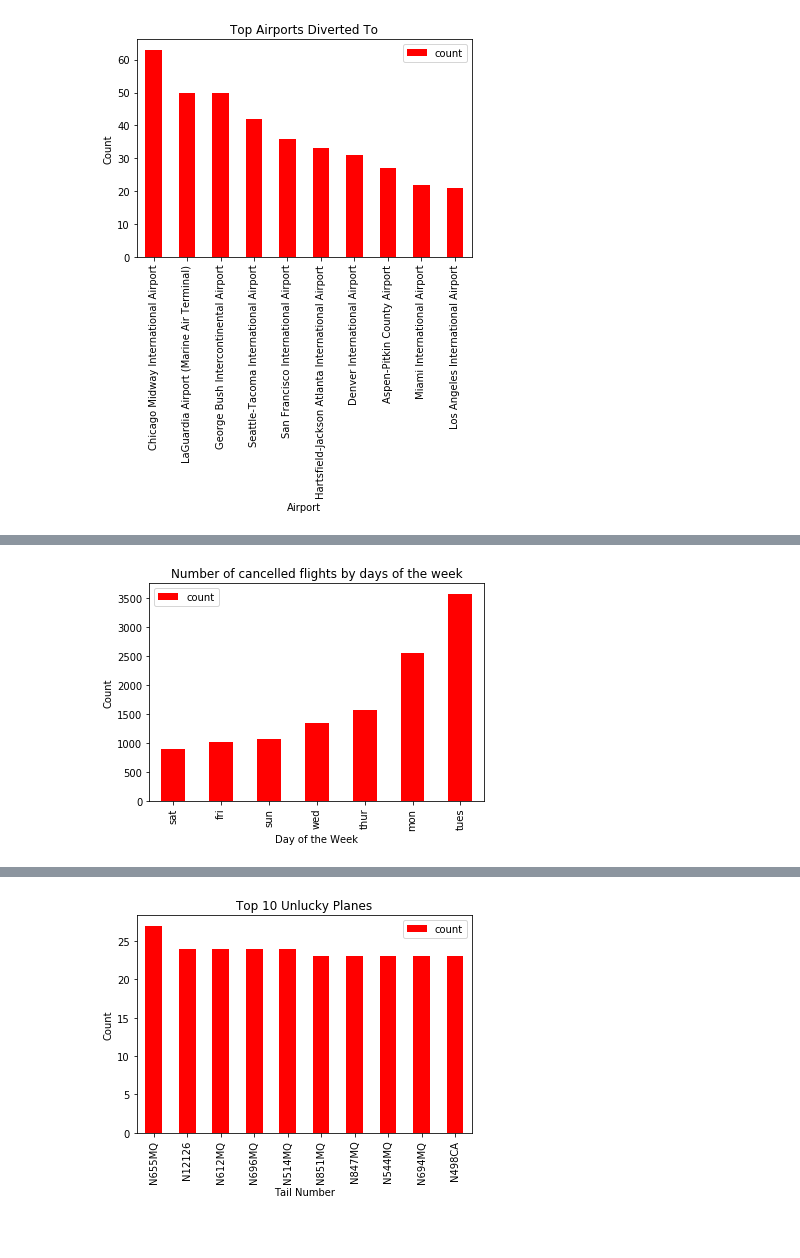
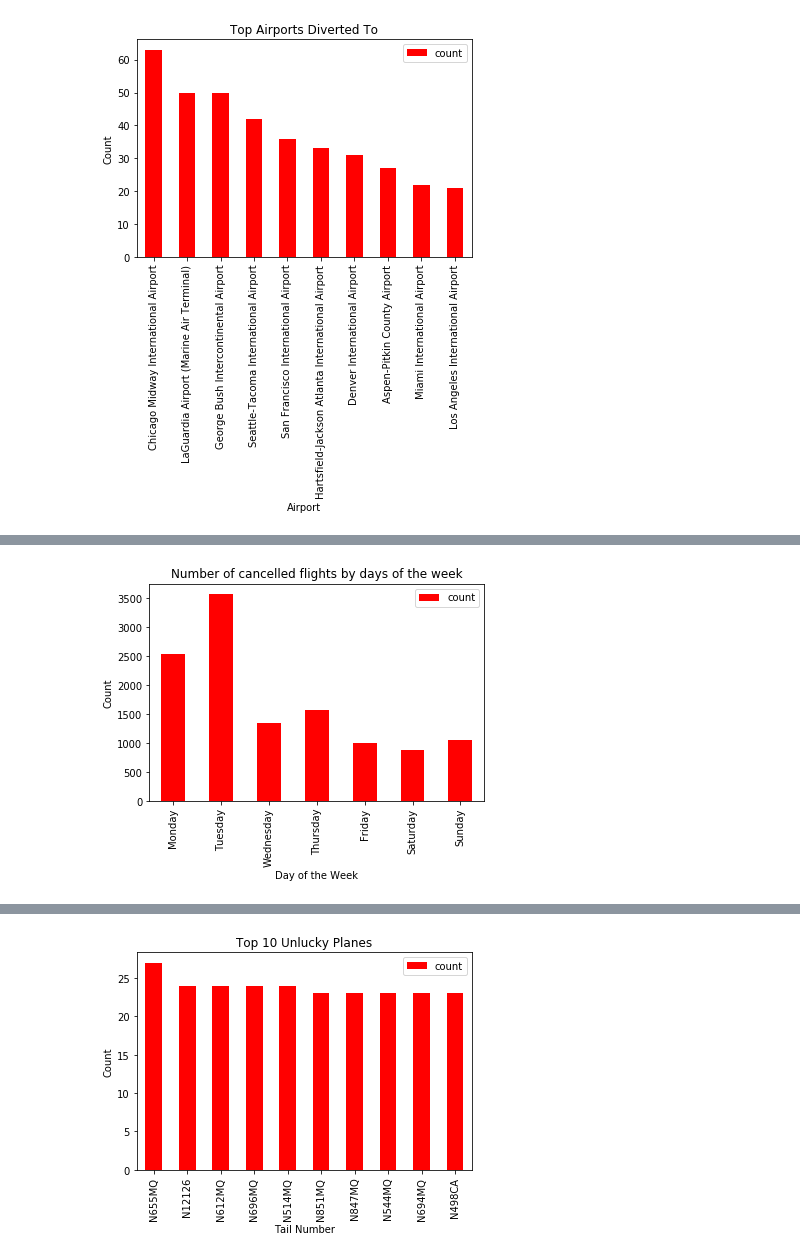
Before and after one commit to JordanSchafer/ETLProject, a Jupyter notebook: ETL_Project.ipynb, the cells around one changed output, grey strips where cells are left out. Saved outputs shown, nothing was run; the diff lists cells and outputs as text; code cells hidden in the pictures; blank space fills up the shorter version.

```diff
--- a/ETL_Project.ipynb
+++ b/ETL_Project.ipynb
@@ -368,10 +497,12 @@ plt.savefig(f"./images/divAirport.png")
 # %%
-cancelled_by_airline=pd.read_sql_query('select dow, count(dow) from cancelled_flights group by dow\
-                                        order by count(dow)', con=engine)
-cancelled_by_airline.plot(kind="bar", x='dow', y='count', facecolor="red")
+cancelled_by_day=pd.read_sql_query('select d."day", count("FK_dow") from cancelled_flights as cf\
+                                        join day_of_the_week as d on d."PK_index"=cf."FK_dow"\
+                                        group by d."day"\
+                                        order by avg("FK_dow")', con=engine)
+cancelled_by_day.plot(kind="bar", x='day', y='count', facecolor="red")
 plt.ylabel("Count")
 plt.xlabel("Day of the Week")
 plt.title("Number of cancelled flights by days of the week")
 plt.savefig(f"./images/canWeek.png")
 # %% [output]
-[figure, old version]
+[figure, new version]
```
Also changed, not shown: parts of 34 cells of this notebook, 16 other files.
